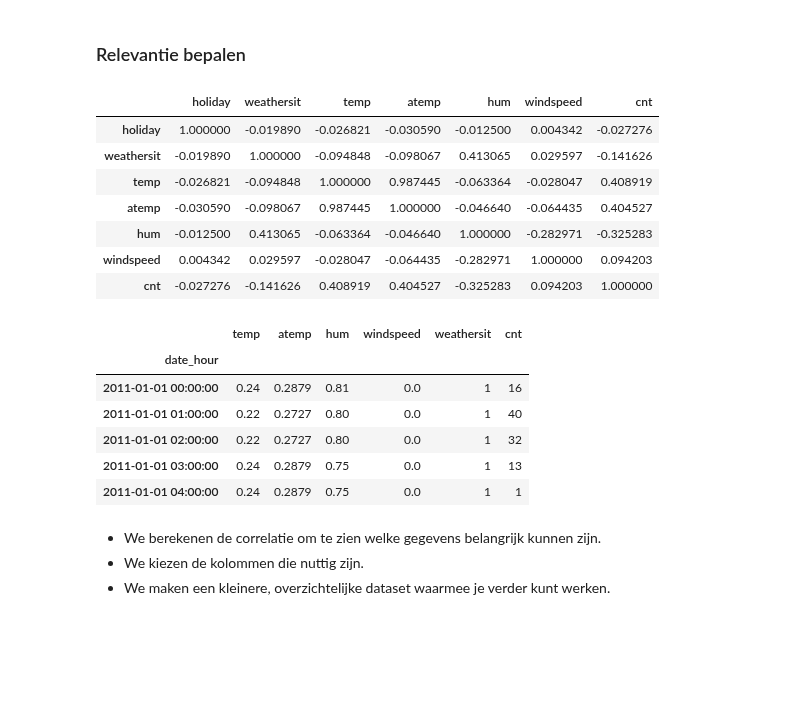
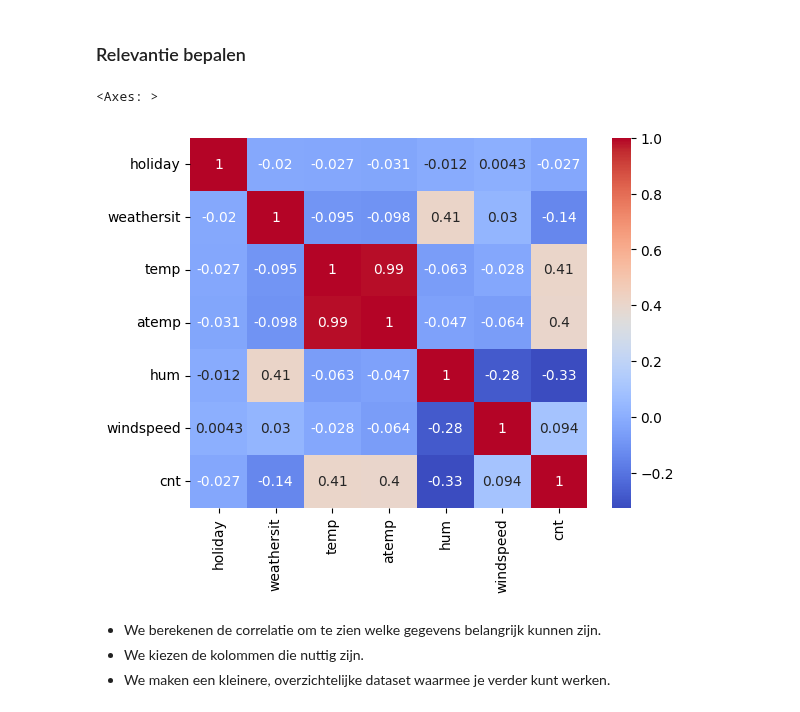
Before and after one commit to Tijnwy/MachineLearning, a Jupyter notebook: ML_opdracht_2/Verhuurdocument.ipynb, the cells around one changed output. Drawn from its saved outputs; the diff is of its cells as text; code cells hidden in the pictures; blank space fills up the shorter version.

```diff
--- a/ML_opdracht_2/Verhuurdocument.ipynb
+++ b/ML_opdracht_2/Verhuurdocument.ipynb
@@ -156,29 +179,10 @@ Cleaned shape: (16531, 7)
 ### Relevantie bepalen
 # %%
 correlation_matrix = train_data_cleaned.corr()
-correlation_matrix
+sns.heatmap(correlation_matrix, annot=True, cmap='coolwarm')
 # %% [output]
-|  | holiday | weathersit | temp | atemp | hum | windspeed | cnt |
-| holiday | 1.000000 | -0.019890 | -0.026821 | -0.030590 | -0.012500 | 0.004342 | -0.027276 |
-| weathersit | -0.019890 | 1.000000 | -0.094848 | -0.098067 | 0.413065 | 0.029597 | -0.141626 |
-| temp | -0.026821 | -0.094848 | 1.000000 | 0.987445 | -0.063364 | -0.028047 | 0.408919 |
-| atemp | -0.030590 | -0.098067 | 0.987445 | 1.000000 | -0.046640 | -0.064435 | 0.404527 |
-| hum | -0.012500 | 0.413065 | -0.063364 | -0.046640 | 1.000000 | -0.282971 | -0.325283 |
-| windspeed | 0.004342 | 0.029597 | -0.028047 | -0.064435 | -0.282971 | 1.000000 | 0.094203 |
-| cnt | -0.027276 | -0.141626 | 0.408919 | 0.404527 | -0.325283 | 0.094203 | 1.000000 |
+<Axes: >
+[figure, added]
-# %%
-relevant_features = ['temp', 'atemp', 'hum', 'windspeed', 'weathersit', 'cnt']
-train_data_final = train_data_cleaned[relevant_features]
-
-train_data_final.head()
-# %% [output]
-|  | temp | atemp | hum | windspeed | weathersit | cnt |
-| date_hour |  |  |  |  |  |  |
-| 2011-01-01 00:00:00 | 0.24 | 0.2879 | 0.81 | 0.0 | 1 | 16 |
-| 2011-01-01 01:00:00 | 0.22 | 0.2727 | 0.80 | 0.0 | 1 | 40 |
-| 2011-01-01 02:00:00 | 0.22 | 0.2727 | 0.80 | 0.0 | 1 | 32 |
-| 2011-01-01 03:00:00 | 0.24 | 0.2879 | 0.75 | 0.0 | 1 | 13 |
-| 2011-01-01 04:00:00 | 0.24 | 0.2879 | 0.75 | 0.0 | 1 | 1 |
 # %% [markdown]
 - We berekenen de correlatie om te zien welke gegevens belangrijk kunnen zijn.
 - We kiezen de kolommen die nuttig zijn.
```
Also changed, not shown: parts of 17 cells of this notebook.
